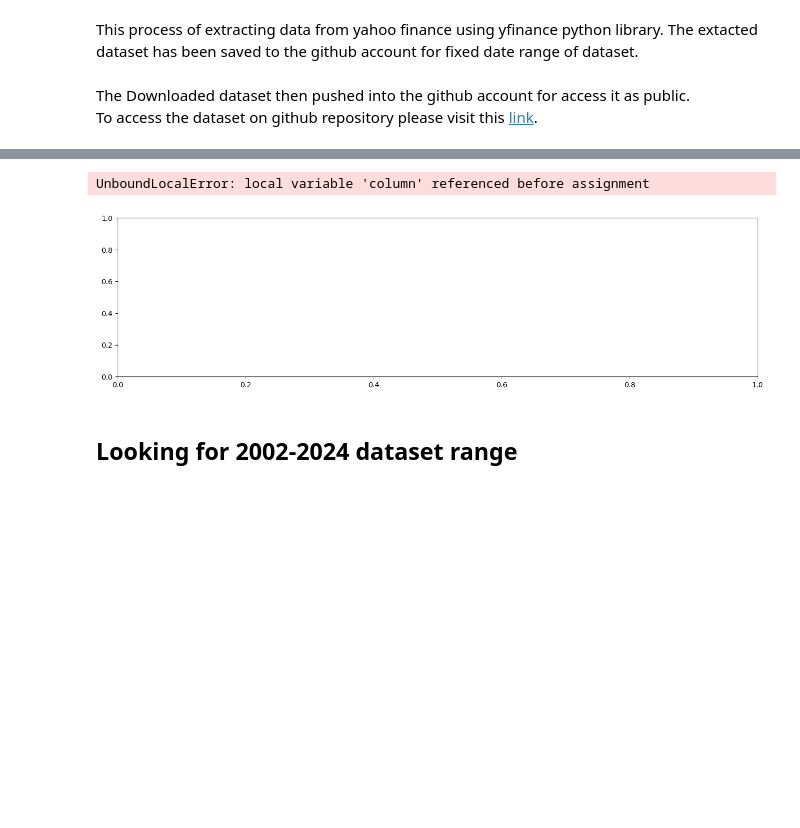
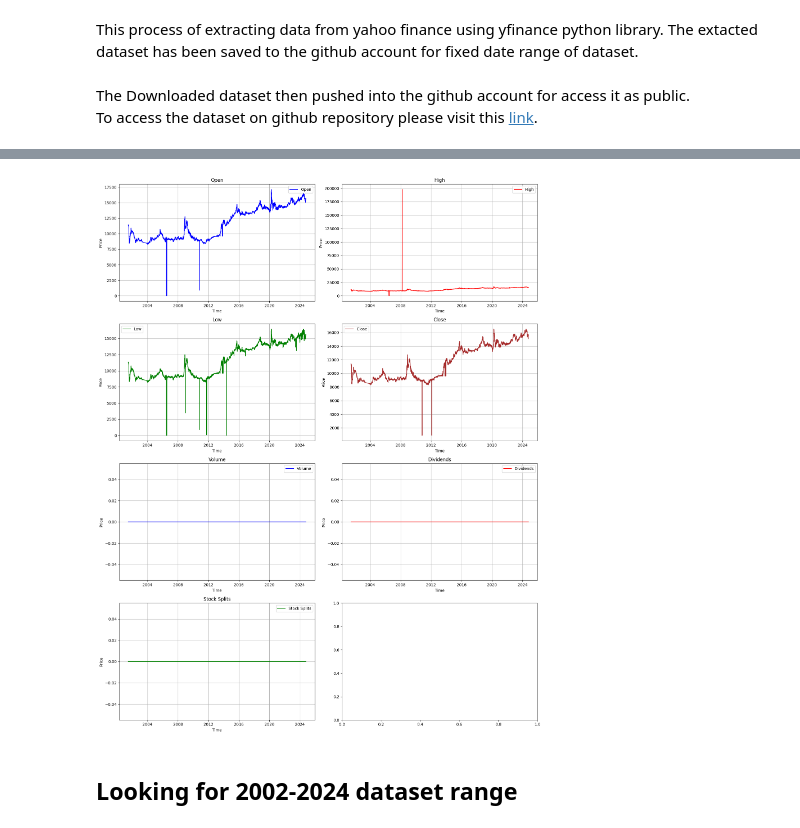
Before and after one commit to sayid-alt/usd_idr_exchange_prediction, a Jupyter notebook: usd_idr_prediction.ipynb, the cells around one changed output, grey strips where cells are left out. Saved outputs shown, nothing was run; the diff lists cells and outputs as text; code cells hidden in the pictures; blank space fills up the shorter version.

Commit message:
Fix prev bugs on plot_series when columns length > 1

```diff
--- a/usd_idr_prediction.ipynb
+++ b/usd_idr_prediction.ipynb
@@ -58,18 +40,19 @@ def plot_series(df, columns, start_date=None, end_date=None, colors=['blue', 're
   if not pd.api.types.is_datetime64_any_dtype(df.index):
     df.index = pd.to_datetime(df.index)
 
-  # plot start and end series time
+  # plot start and end series time if defined, if not, use entire dataframe
   df = df.loc[start_date:end_date] if start_date and end_date else df
 
   # add columns and rows
   if len(columns) > 1:
     ncols=2
-    nrows=len(columns) // ncols
+    # adjust rows based on number of columns
+    nrows=math.ceil(len(columns) / ncols)
   else:
     ncols=1
     nrows=1
 
-  fig, ax = plt.subplots(figsize=(16, 4*nrows), ncols=ncols, nrows=nrows)
+  fig, ax = plt.subplots(figsize=(16, 5*nrows), ncols=ncols, nrows=nrows)
   if len(columns) > 1:
     ax = ax.flatten()
   # Iterate over the columns and plot each one
@@ -80,9 +63,9 @@ def plot_series(df, columns, start_date=None, end_date=None, colors=['blue', 're
       ax[i].set_ylabel("Price")
       ax[i].legend()
       ax[i].grid(True)
-  else: #bugs here !!
-    ax.plot(df.index, df[column], color=colors[i % len(colors)], label=column)
-    ax.set_title(column)
+  else:
+    ax.plot(df.index, df[columns[0]], color=colors[0], label=columns[0])
+    ax.set_title(columns[0])
     ax.set_xlabel("Time")
     ax.set_ylabel("Price")
     ax.legend()
@@ -182,8 +165,7 @@ memory usage: 366.6 KB
 # %%
-plot_series(idrx_history, columns=['Close'])
+plot_series(idrx_history, columns=idrx_history.columns)
 # %% [output]
-UnboundLocalError: local variable 'column' referenced before assignment
-[figure, old version]
+[figure, new version]
 # %% [markdown]
 ## Looking for 2002-2024 dataset range
 # %%
```
Also changed, not shown: parts of 15 cells of this notebook.
